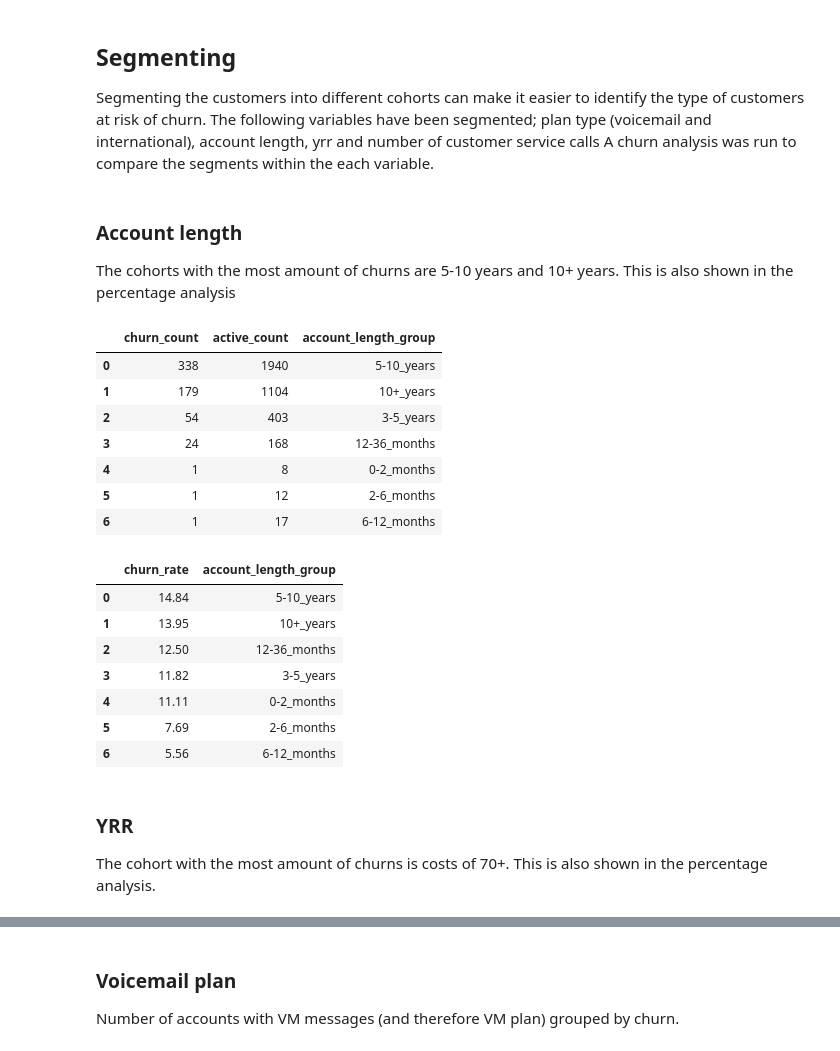
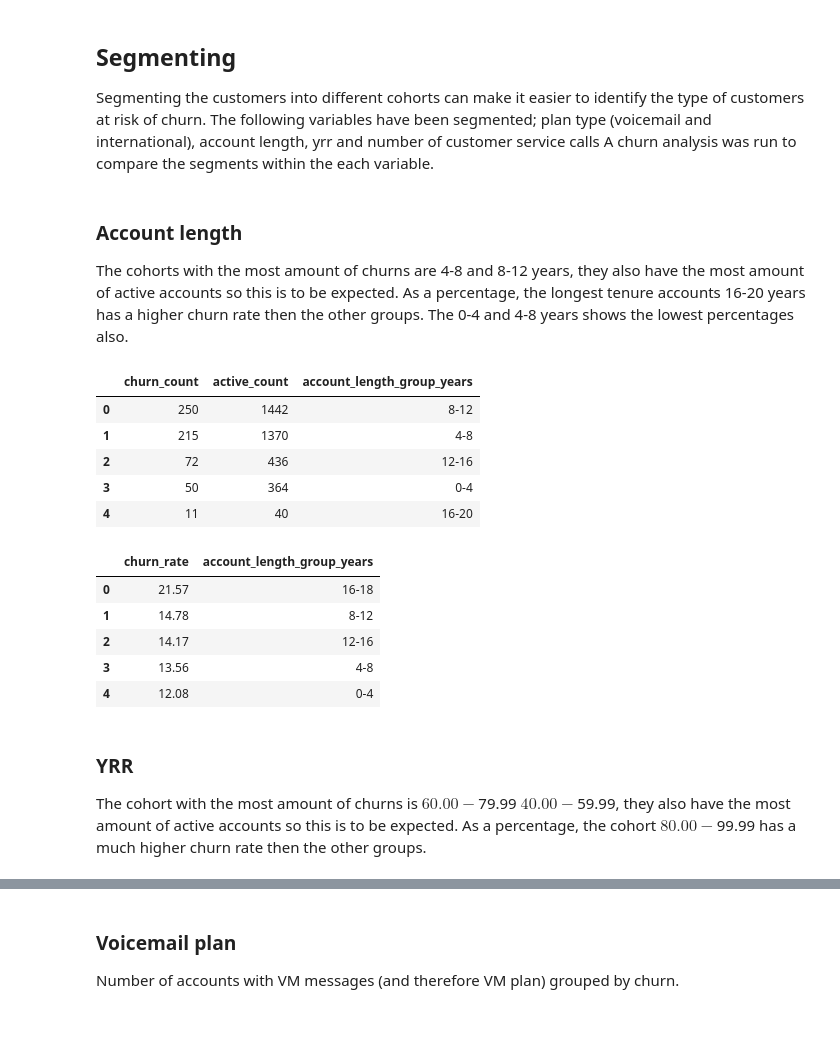
Before and after one commit to lauraabrown6/churn_risk_analysis, a Jupyter notebook: churn_rate_analysis.ipynb, the cells around one changed output, grey strips where cells are left out. Cells and saved outputs as stored; diff of their text form; code cells hidden in the pictures; blank space fills up the shorter version.

```diff
--- a/churn_rate_analysis.ipynb
+++ b/churn_rate_analysis.ipynb
@@ -150,67 +150,48 @@ query_and_display("""
 Segmenting the customers into different cohorts can make it easier to identify the type of customers at risk of churn.
 The following variables have been segmented; plan type (voicemail and international), account length, yrr and number of customer service calls
 A churn analysis was run to compare the segments within the each variable.
-# %% [markdown]
-### Account length
-The cohorts with the most amount of churns are 5-10 years and 10+ years. This is also shown in the percentage analysis
+# %% [markdown]
+### Account length
+The cohorts with the most amount of churns are 4-8 and 8-12 years, they also have the most amount of active accounts so this is to be expected. As a percentage, the longest tenure accounts 16-20 years has a higher churn rate then the other groups. The 0-4 and 4-8 years shows the lowest percentages also.
 # %%
 query_and_display("""
     SELECT
         SUM(churn_binary) AS churn_count,
         COUNT(
             CASE
                 WHEN NOT churn THEN 1
             END) AS active_count,
-        CASE
-            WHEN account_length > 120 THEN '10+_years'
-            WHEN account_length > 60 THEN '5-10_years'
-            WHEN account_length > 36 THEN '3-5_years'
-            WHEN account_length > 12 THEN '12-36_months'
-            WHEN account_length > 6 THEN '6-12_months'
-            WHEN account_length > 2 THEN '2-6_months'
-            ELSE '0-2_months'
-        END AS account_length_group
+            account_length_group_years
     FROM `nomadic-ocean-395807.churn_rate.customer_data`
-    GROUP BY account_length_group
+    GROUP BY account_length_group_years
     ORDER BY churn_count DESC
 """)
 # %% [output]
-|  | churn_count | active_count | account_length_group |
-| 0 | 338 | 1940 | 5-10_years |
-| 1 | 179 | 1104 | 10+_years |
-| 2 | 54 | 403 | 3-5_years |
-| 3 | 24 | 168 | 12-36_months |
-| 4 | 1 | 8 | 0-2_months |
-| 5 | 1 | 12 | 2-6_months |
-| 6 | 1 | 17 | 6-12_months |
+|  | churn_count | active_count | account_length_group_years |
+| 0 | 250 | 1442 | 8-12 |
+| 1 | 215 | 1370 | 4-8 |
+| 2 | 72 | 436 | 12-16 |
+| 3 | 50 | 364 | 0-4 |
+| 4 | 11 | 40 | 16-20 |
 # %%
 query_and_display("""
-    SELECT ROUND((SUM(churn_binary)/COUNT(unique_id)*100),2) AS churn_rate,
-        CASE
-            WHEN account_length > 120 THEN '10+_years'
-            WHEN account_length > 60 THEN '5-10_years'
-            WHEN account_length > 36 THEN '3-5_years'
-            WHEN account_length > 12 THEN '12-36_months'
-            WHEN account_length > 6 THEN '6-12_months'
-            WHEN account_length > 2 THEN '2-6_months'
-            ELSE '0-2_months'
-        END AS account_length_group
+    SELECT
+        ROUND((SUM(churn_binary)/COUNT(unique_id)*100),2) AS churn_rate,
+        account_length_group_years
     FROM `nomadic-ocean-395807.churn_rate.customer_data`
-    GROUP BY account_length_group
+    GROUP BY account_length_group_years
     ORDER BY churn_rate DESC
 """)
 # %% [output]
-|  | churn_rate | account_length_group |
-| 0 | 14.84 | 5-10_years |
-| 1 | 13.95 | 10+_years |
-| 2 | 12.50 | 12-36_months |
-| 3 | 11.82 | 3-5_years |
-| 4 | 11.11 | 0-2_months |
-| 5 | 7.69 | 2-6_months |
-| 6 | 5.56 | 6-12_months |
+|  | churn_rate | account_length_group_years |
+| 0 | 21.57 | 16-18 |
+| 1 | 14.78 | 8-12 |
+| 2 | 14.17 | 12-16 |
+| 3 | 13.56 | 4-8 |
+| 4 | 12.08 | 0-4 |
-# %% [markdown]
-### YRR
-The cohort with the most amount of churns is costs of 70+. This is also shown in the percentage analysis.
+# %% [markdown]
+### YRR
+The cohort with the most amount of churns is $60.00 - $79.99 $40.00 - $59.99, they also have the most amount of active accounts so this is to be expected. As a percentage, the cohort $80.00 - $99.99 has a much higher churn rate then the other groups.
 # %%
 query_and_display("""
     SELECT
```
Also changed, not shown: parts of 2 cells of this notebook, 1 other file.
